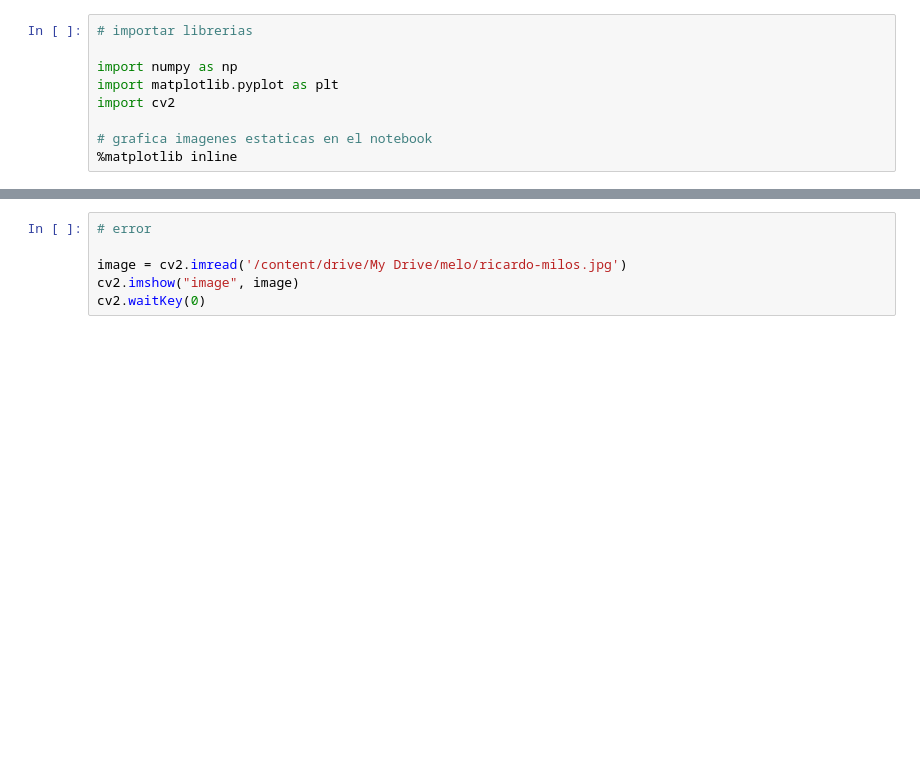
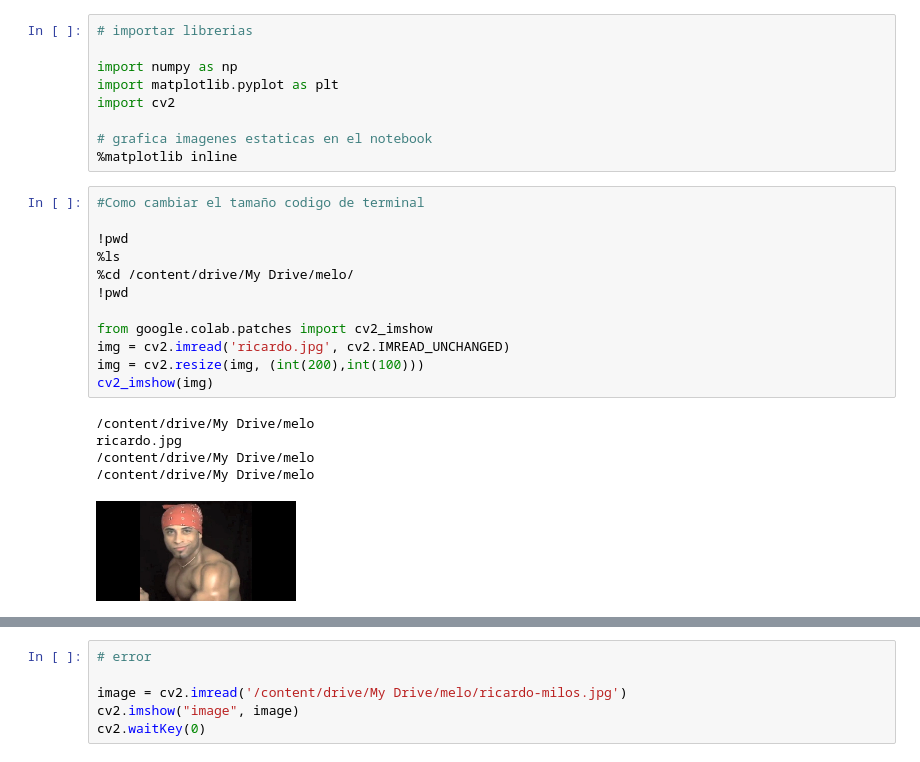
Before and after one commit to tinanano19/melo, a Jupyter notebook: caramelo.ipynb, the cells around one changed output, grey strips where cells are left out. Drawn from its saved outputs; the diff is of its cells as text; blank space fills up the shorter version.

```diff
--- a/caramelo.ipynb
+++ b/caramelo.ipynb
@@ -20,3 +20,21 @@ import cv2
 
 # grafica imagenes estaticas en el notebook
 %matplotlib inline
+# %%
+#Como cambiar el tamaño codigo de terminal
+
+!pwd
+%ls
+%cd /content/drive/My Drive/melo/
+!pwd
+
+from google.colab.patches import cv2_imshow
+img = cv2.imread('ricardo.jpg', cv2.IMREAD_UNCHANGED)
+img = cv2.resize(img, (int(200),int(100)))
+cv2_imshow(img)
+# %% [output]
+/content/drive/My Drive/melo
+ricardo.jpg
+/content/drive/My Drive/melo
+/content/drive/My Drive/melo
+[figure, added]
```
Also changed, not shown: parts of 16 cells of this notebook.
